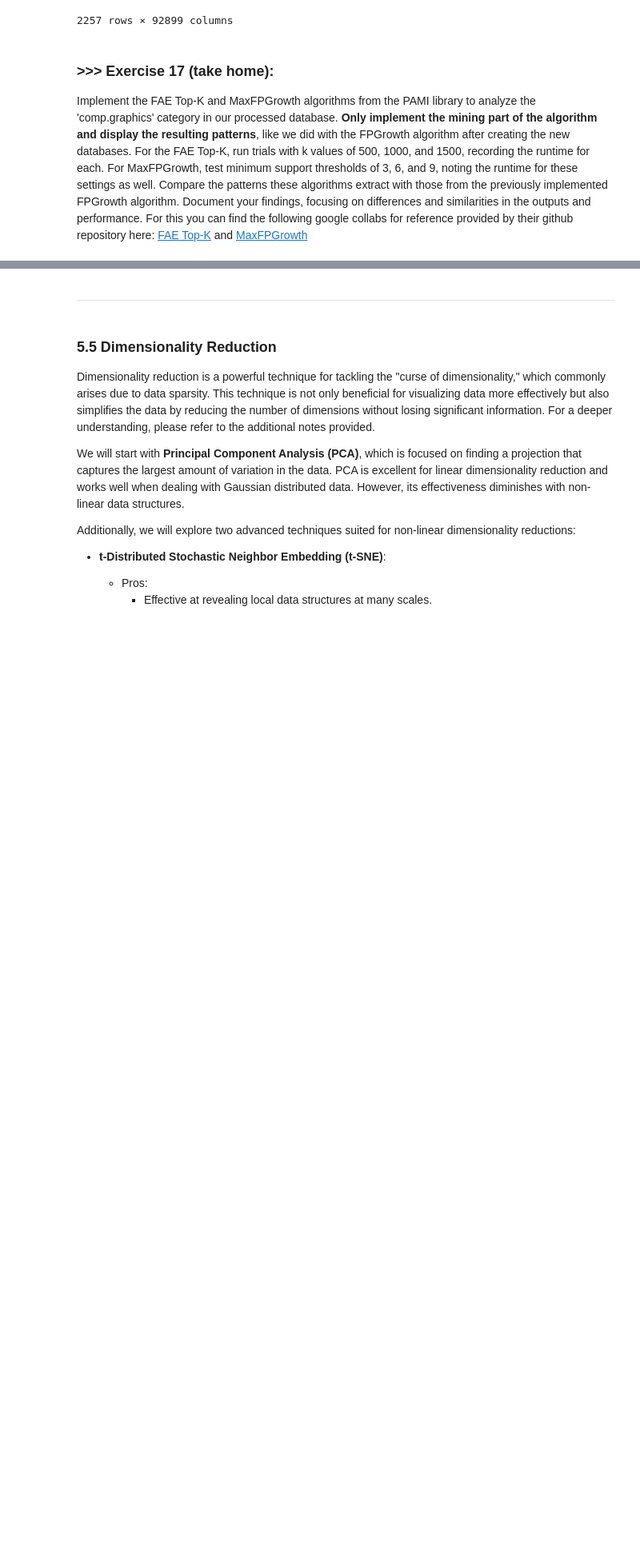
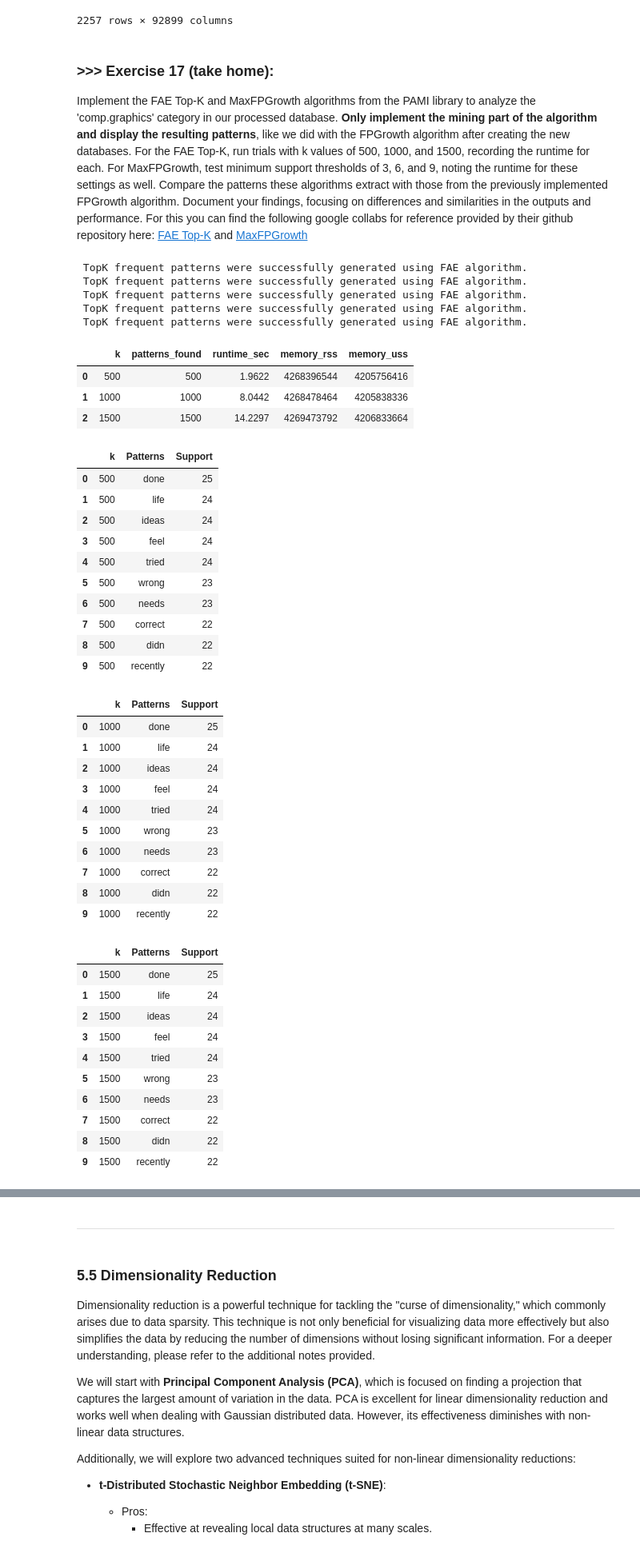
Before and after one commit to David-OliverM/DM2025-Lab1-Exercise, a Jupyter notebook: DM2025-Lab1-Master.ipynb, the cells around one changed output, grey strips where cells are left out. Shown at 80% size. Saved outputs shown, nothing was run; the diff lists cells and outputs as text; code cells hidden in the pictures; blank space fills up the shorter version.

```diff
--- a/DM2025-Lab1-Master.ipynb
+++ b/DM2025-Lab1-Master.ipynb
@@ -2035,0 +2064,77 @@ Implement the FAE Top-K and MaxFPGrowth algorithms from the PAMI library to anal
+# %%
+from pathlib import Path
+import pandas as pd
+from IPython.display import display
+from PAMI.frequentPattern.topk import FAE
+
+comp_graphics_db = Path("td_freq_db_comp_graphics.csv")
+if not comp_graphics_db.exists():
+    raise FileNotFoundError(f"Transactional database not found at {comp_graphics_db}")
+
+fae_k_values = [500, 1000, 1500]
+fae_summary_records = []
+fae_sample_patterns = {}
+
+for k in fae_k_values:
+    fae_runner = FAE.FAE(str(comp_graphics_db), k)
+    fae_runner.mine()
+    patterns_df = fae_runner.getPatternsAsDataFrame()
+    fae_summary_records.append(
+        {
+            "k": k,
+            "patterns_found": len(patterns_df),
+            "runtime_sec": round(fae_runner.getRuntime(), 4),
+            "memory_rss": int(fae_runner.getMemoryRSS()),
+            "memory_uss": int(fae_runner.getMemoryUSS()),
+        }
+    )
+    fae_sample_patterns[k] = patterns_df.head(10)
+
+fae_summary_df = pd.DataFrame(fae_summary_records)
+display(fae_summary_df)
+
+for k_value, sample_df in fae_sample_patterns.items():
+    display(sample_df.assign(k=k_value)[["k", "Patterns", "Support"]])
+# %% [output]
+ TopK frequent patterns were successfully generated using FAE algorithm.
+ TopK frequent patterns were successfully generated using FAE algorithm.
+ TopK frequent patterns were successfully generated using FAE algorithm.
+ TopK frequent patterns were successfully generated using FAE algorithm.
+ TopK frequent patterns were successfully generated using FAE algorithm.
+|  | k | patterns_found | runtime_sec | memory_rss | memory_uss |
+| 0 | 500 | 500 | 1.9622 | 4268396544 | 4205756416 |
+| 1 | 1000 | 1000 | 8.0442 | 4268478464 | 4205838336 |
+| 2 | 1500 | 1500 | 14.2297 | 4269473792 | 4206833664 |
+|  | k | Patterns | Support |
+| 0 | 500 | done | 25 |
+| 1 | 500 | life | 24 |
+| 2 | 500 | ideas | 24 |
+| 3 | 500 | feel | 24 |
+| 4 | 500 | tried | 24 |
+| 5 | 500 | wrong | 23 |
+| 6 | 500 | needs | 23 |
+| 7 | 500 | correct | 22 |
+| 8 | 500 | didn | 22 |
+| 9 | 500 | recently | 22 |
+|  | k | Patterns | Support |
+| 0 | 1000 | done | 25 |
+| 1 | 1000 | life | 24 |
+| 2 | 1000 | ideas | 24 |
+| 3 | 1000 | feel | 24 |
+| 4 | 1000 | tried | 24 |
+| 5 | 1000 | wrong | 23 |
+| 6 | 1000 | needs | 23 |
+| 7 | 1000 | correct | 22 |
+| 8 | 1000 | didn | 22 |
+| 9 | 1000 | recently | 22 |
+|  | k | Patterns | Support |
+| 0 | 1500 | done | 25 |
+| 1 | 1500 | life | 24 |
+| 2 | 1500 | ideas | 24 |
+| 3 | 1500 | feel | 24 |
+| 4 | 1500 | tried | 24 |
+| 5 | 1500 | wrong | 23 |
+| 6 | 1500 | needs | 23 |
+| 7 | 1500 | correct | 22 |
+| 8 | 1500 | didn | 22 |
+| 9 | 1500 | recently | 22 |
```
Also changed, not shown: parts of 21 cells of this notebook, 1 other file.
